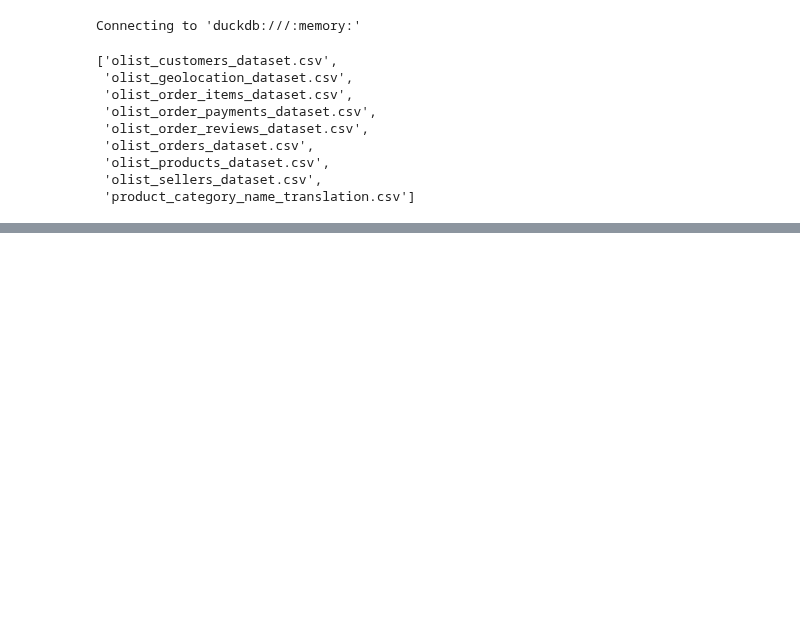
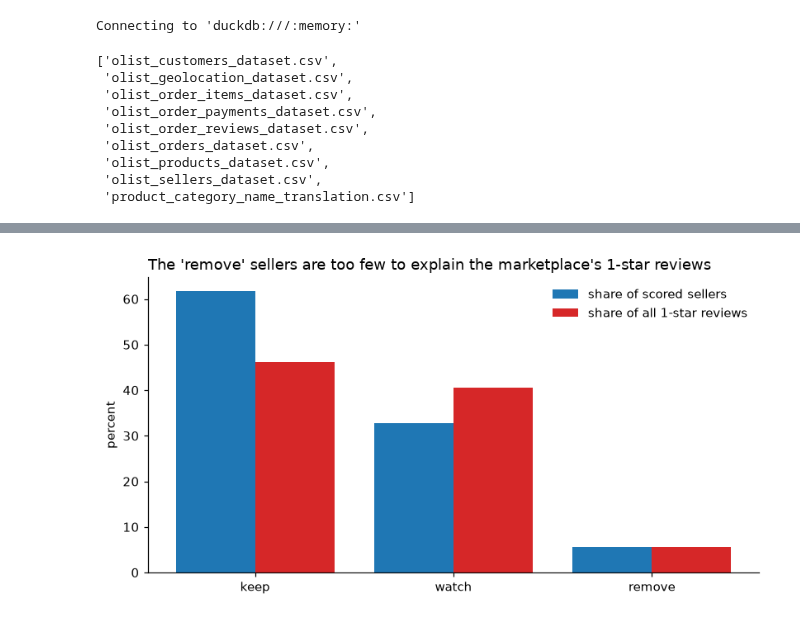
Before and after one commit to doniyor117/olist-marketplace-analysis, a Jupyter notebook: 02-seller-quality/analysis-sql.ipynb, the cells around one changed output, grey strips where cells are left out. Drawn from its saved outputs; the diff is of its cells as text; code cells hidden in the pictures; blank space fills up the shorter version.

```diff
--- a/02-seller-quality/analysis-sql.ipynb
+++ b/02-seller-quality/analysis-sql.ipynb
@@ -104,0 +414,20 @@ Running query in 'duckdb:///:memory:'
+# %%
+order = ["keep", "watch", "remove"]
+t = tiers.set_index("tier").loc[order].reset_index()
+x = range(len(t))
+
+fig, ax = plt.subplots(figsize=(7.5, 4))
+ax.bar([i - 0.2 for i in x], t.pct_sellers, 0.4, label="share of scored sellers", color="C0")
+ax.bar([i + 0.2 for i in x], t.pct_of_marketplace_1star, 0.4,
+       label="share of all 1-star reviews", color="C3")
+ax.set_xticks(list(x))
+ax.set_xticklabels(order)
+ax.set_ylabel("percent")
+ax.legend(frameon=False)
+ax.set_title("The 'remove' sellers are too few to explain the marketplace's 1-star reviews",
+             loc="left", fontsize=12)
+fig.tight_layout()
+save_fig("02_where_the_bad_reviews_are.png")
+plt.show()
+# %% [output]
+[figure, added]
```
Also changed, not shown: parts of 32 cells of this notebook, 6 other files.
